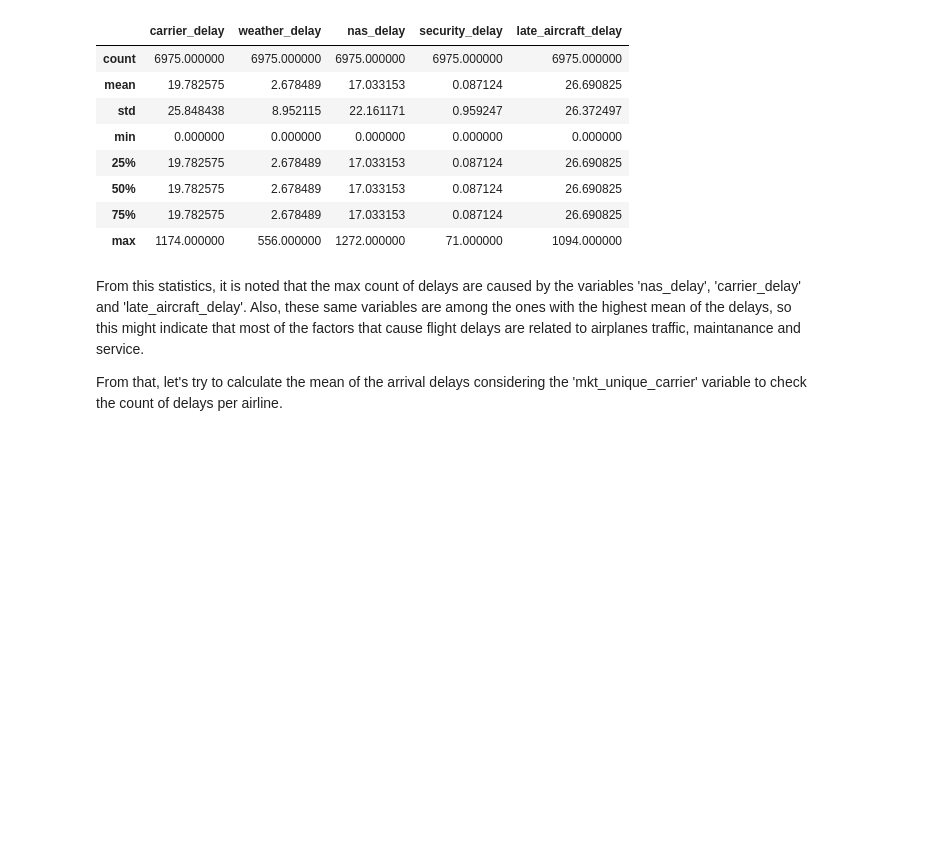
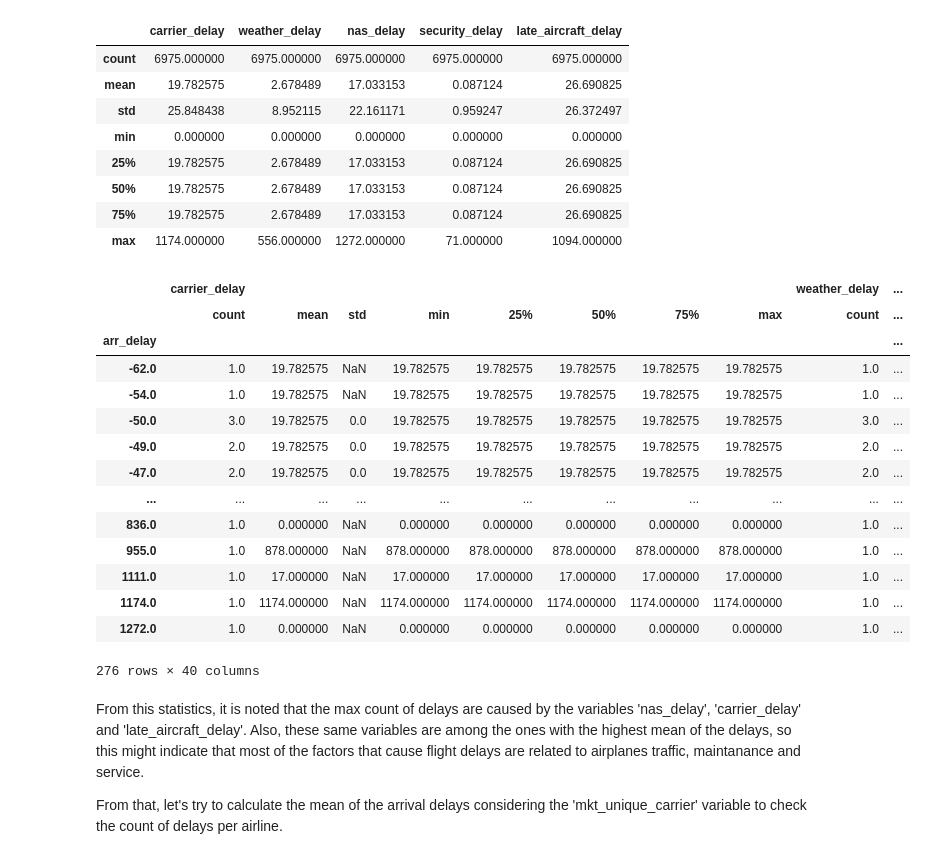
Before and after one commit to rafaelaqfc/Flight-Delays-Prediction, a Jupyter notebook: modeling.ipynb, the cells around one changed output. Drawn from its saved outputs; the diff is of its cells as text; code cells hidden in the pictures; blank space fills up the shorter version.

```diff
--- a/modeling.ipynb
+++ b/modeling.ipynb
@@ -544,6 +544,27 @@ delay_stats
 | 50% | 19.782575 | 2.678489 | 17.033153 | 0.087124 | 26.690825 |
 | 75% | 19.782575 | 2.678489 | 17.033153 | 0.087124 | 26.690825 |
 | max | 1174.000000 | 556.000000 | 1272.000000 | 71.000000 | 1094.000000 |
+# %%
+# Now the statistics in regards of our target variable (arr_delay)
+
+delay_stats = train_flights_subset.groupby('arr_delay')[['carrier_delay', 'weather_delay', 'nas_delay', 'security_delay', 'late_aircraft_delay']].describe()
+delay_stats
+# %% [output]
+|  | carrier_delay |  |  |  |  |  |  |  | weather_delay | ... |
+|  | count | mean | std | min | 25% | 50% | 75% | max | count | ... |
+| arr_delay |  |  |  |  |  |  |  |  |  | ... |
+| -62.0 | 1.0 | 19.782575 | NaN | 19.782575 | 19.782575 | 19.782575 | 19.782575 | 19.782575 | 1.0 | ... |
+| -54.0 | 1.0 | 19.782575 | NaN | 19.782575 | 19.782575 | 19.782575 | 19.782575 | 19.782575 | 1.0 | ... |
+| -50.0 | 3.0 | 19.782575 | 0.0 | 19.782575 | 19.782575 | 19.782575 | 19.782575 | 19.782575 | 3.0 | ... |
+| -49.0 | 2.0 | 19.782575 | 0.0 | 19.782575 | 19.782575 | 19.782575 | 19.782575 | 19.782575 | 2.0 | ... |
+| -47.0 | 2.0 | 19.782575 | 0.0 | 19.782575 | 19.782575 | 19.782575 | 19.782575 | 19.782575 | 2.0 | ... |
+| ... | ... | ... | ... | ... | ... | ... | ... | ... | ... | ... |
+| 836.0 | 1.0 | 0.000000 | NaN | 0.000000 | 0.000000 | 0.000000 | 0.000000 | 0.000000 | 1.0 | ... |
+| 955.0 | 1.0 | 878.000000 | NaN | 878.000000 | 878.000000 | 878.000000 | 878.000000 | 878.000000 | 1.0 | ... |
+| 1111.0 | 1.0 | 17.000000 | NaN | 17.000000 | 17.000000 | 17.000000 | 17.000000 | 17.000000 | 1.0 | ... |
+| 1174.0 | 1.0 | 1174.000000 | NaN | 1174.000000 | 1174.000000 | 1174.000000 | 1174.000000 | 1174.000000 | 1.0 | ... |
+| 1272.0 | 1.0 | 0.000000 | NaN | 0.000000 | 0.000000 | 0.000000 | 0.000000 | 0.000000 | 1.0 | ... |
+276 rows × 40 columns
 # %% [markdown]
 From this statistics, it is noted that the max count of delays are caused by the variables 'nas_delay', 'carrier_delay' and 'late_aircraft_delay'. Also, these same variables are among the ones with the highest mean of the delays, so this might indicate that most of the factors that cause flight delays are related to airplanes traffic, maintanance and service.
 
```
Also changed, not shown: parts of 15 cells of this notebook.
